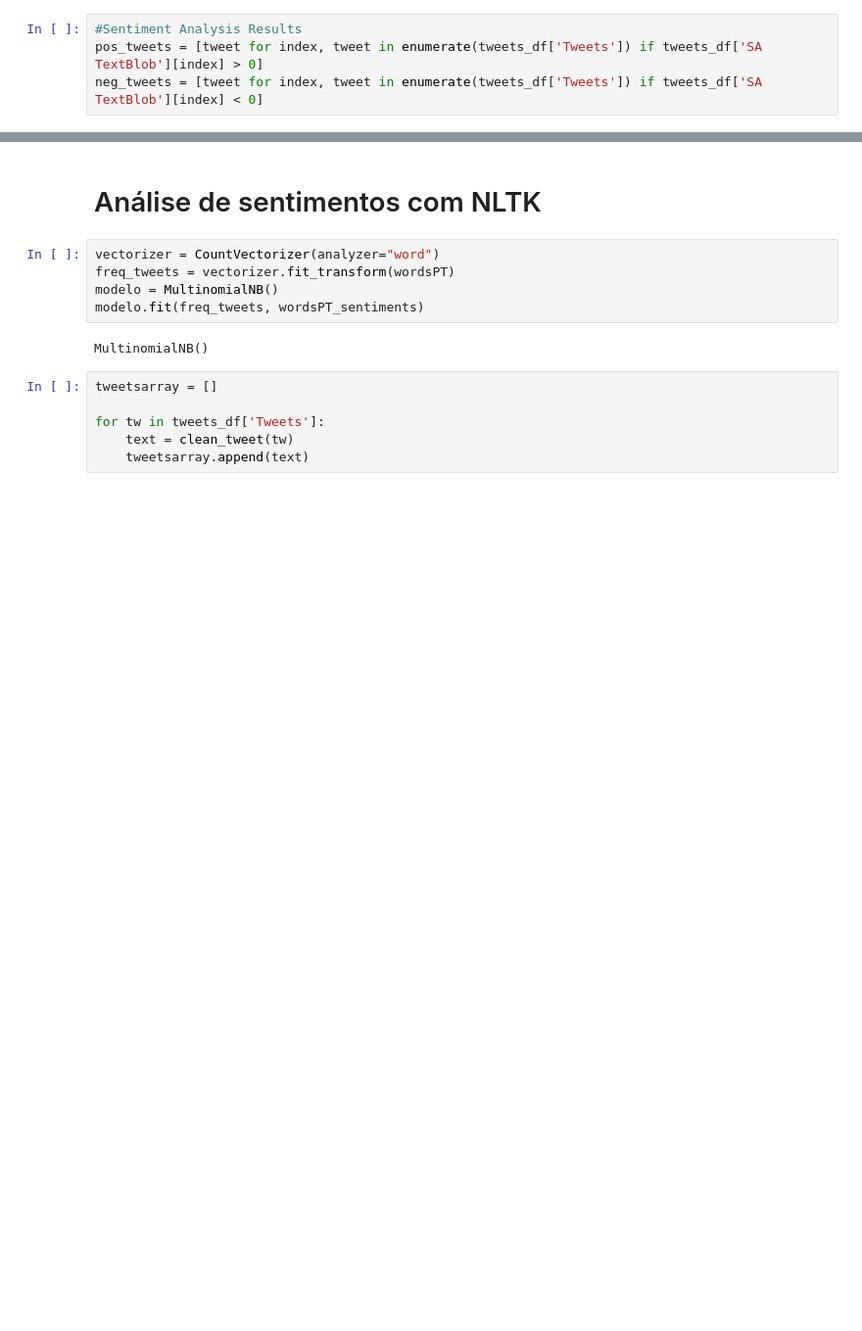
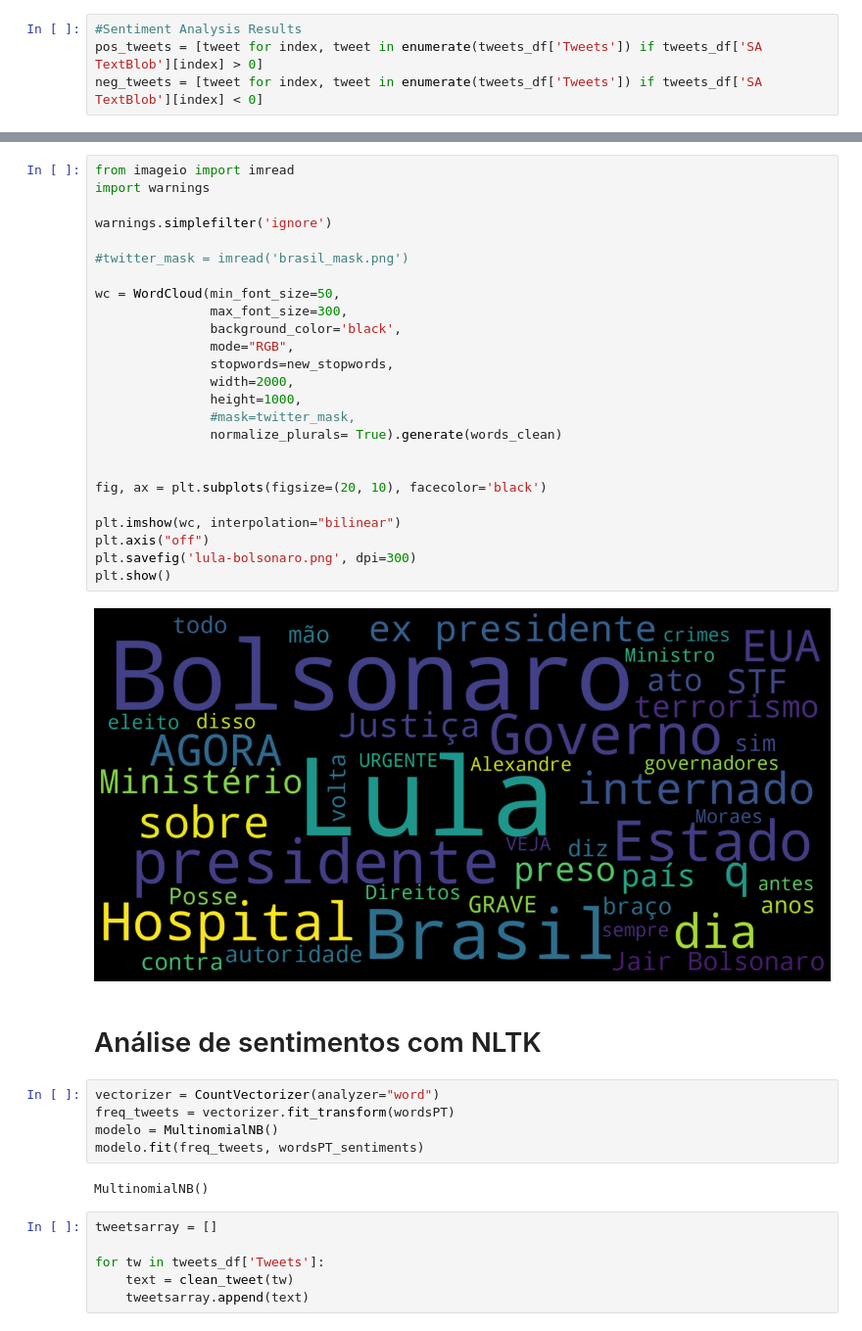
Before and after one commit to leandrosantana09/analise-de-tweets, a Jupyter notebook: analise_de_tweets.ipynb, the cells around one changed output, grey strips where cells are left out. Shown at 98% size. Saved outputs shown, nothing was run; the diff lists cells and outputs as text; blank space fills up the shorter version.

```diff
--- a/analise_de_tweets.ipynb
+++ b/analise_de_tweets.ipynb
@@ -225,3 +236,30 @@ plt.show()
+# %%
+from imageio import imread
+import warnings
+
+warnings.simplefilter('ignore')
+
+#twitter_mask = imread('brasil_mask.png')
+
+wc = WordCloud(min_font_size=50,
+               max_font_size=300,
+               background_color='black',
+               mode="RGB",
+               stopwords=new_stopwords,
+               width=2000,
+               height=1000,
+               #mask=twitter_mask,
+               normalize_plurals= True).generate(words_clean)
+
+
+fig, ax = plt.subplots(figsize=(20, 10), facecolor='black')
+
+plt.imshow(wc, interpolation="bilinear")
+plt.axis("off")
+plt.savefig('lula-bolsonaro.png', dpi=300)
+plt.show()
+# %% [output]
+[figure, added]
 # %% [markdown]
 # Análise de sentimentos com NLTK
 # %%
```
Also changed, not shown: parts of 12 cells of this notebook.
